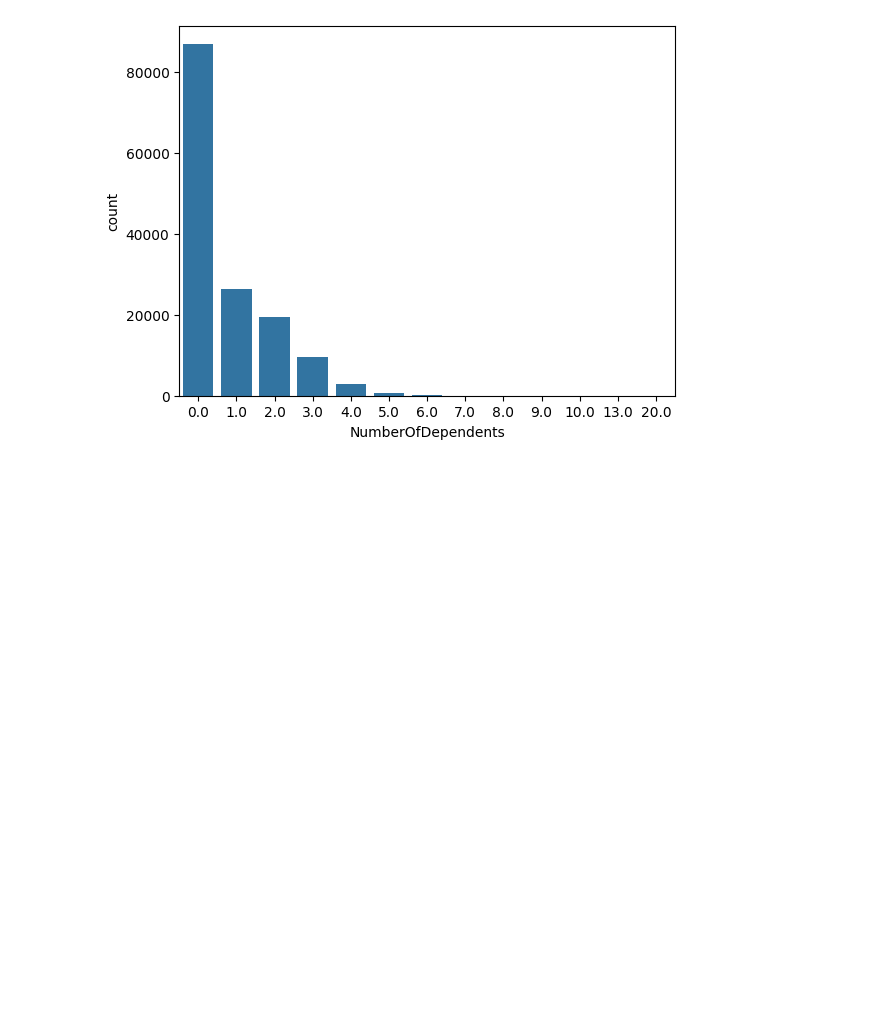
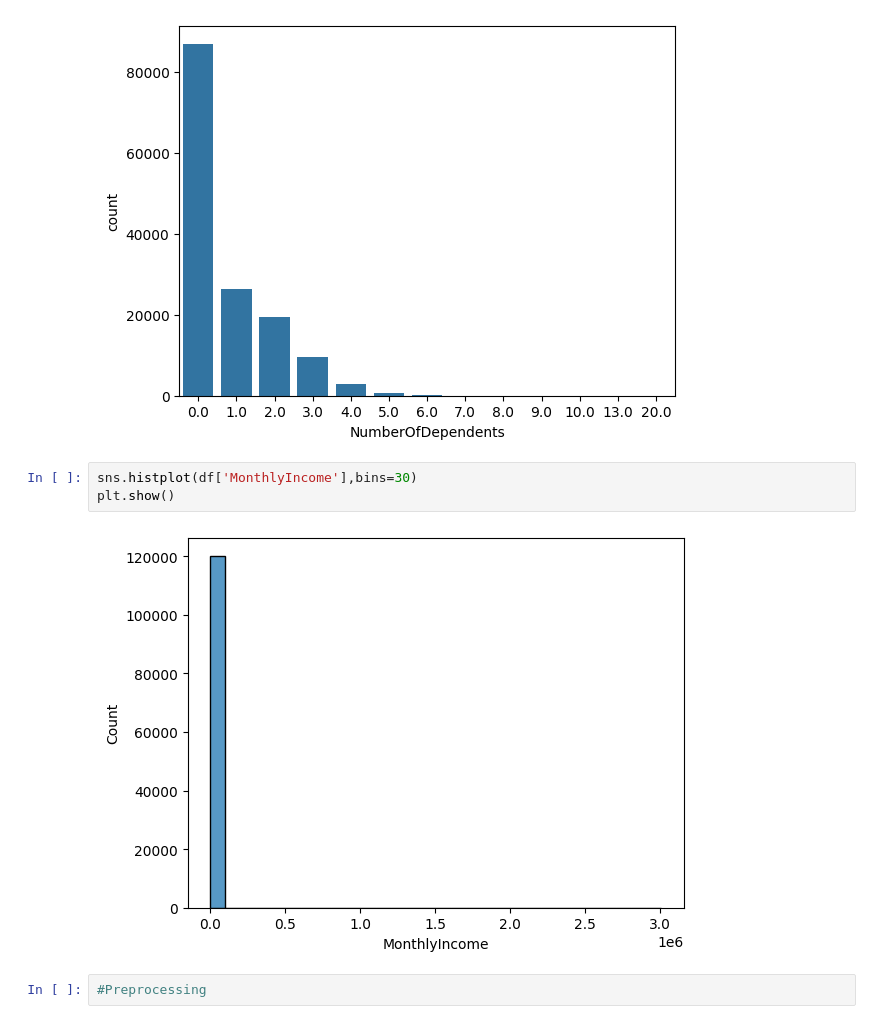
Before and after one commit to karanrejuuu/credit-risk-model, a Jupyter notebook: notebooks/credit-risk.ipynb, the cells around one changed output. Saved outputs shown, nothing was run; the diff lists cells and outputs as text; blank space fills up the shorter version.

```diff
--- a/notebooks/credit-risk.ipynb
+++ b/notebooks/credit-risk.ipynb
@@ -117,3 +117,10 @@ sns.countplot(x='NumberOfDependents', data=df)
 plt.show()
 # %% [output]
 [figure]
+# %%
+sns.histplot(df['MonthlyIncome'],bins=30)
+plt.show()
+# %% [output]
+[figure, added]
+# %%
+#Preprocessing
```
Also changed, not shown: parts of 32 cells of this notebook.
